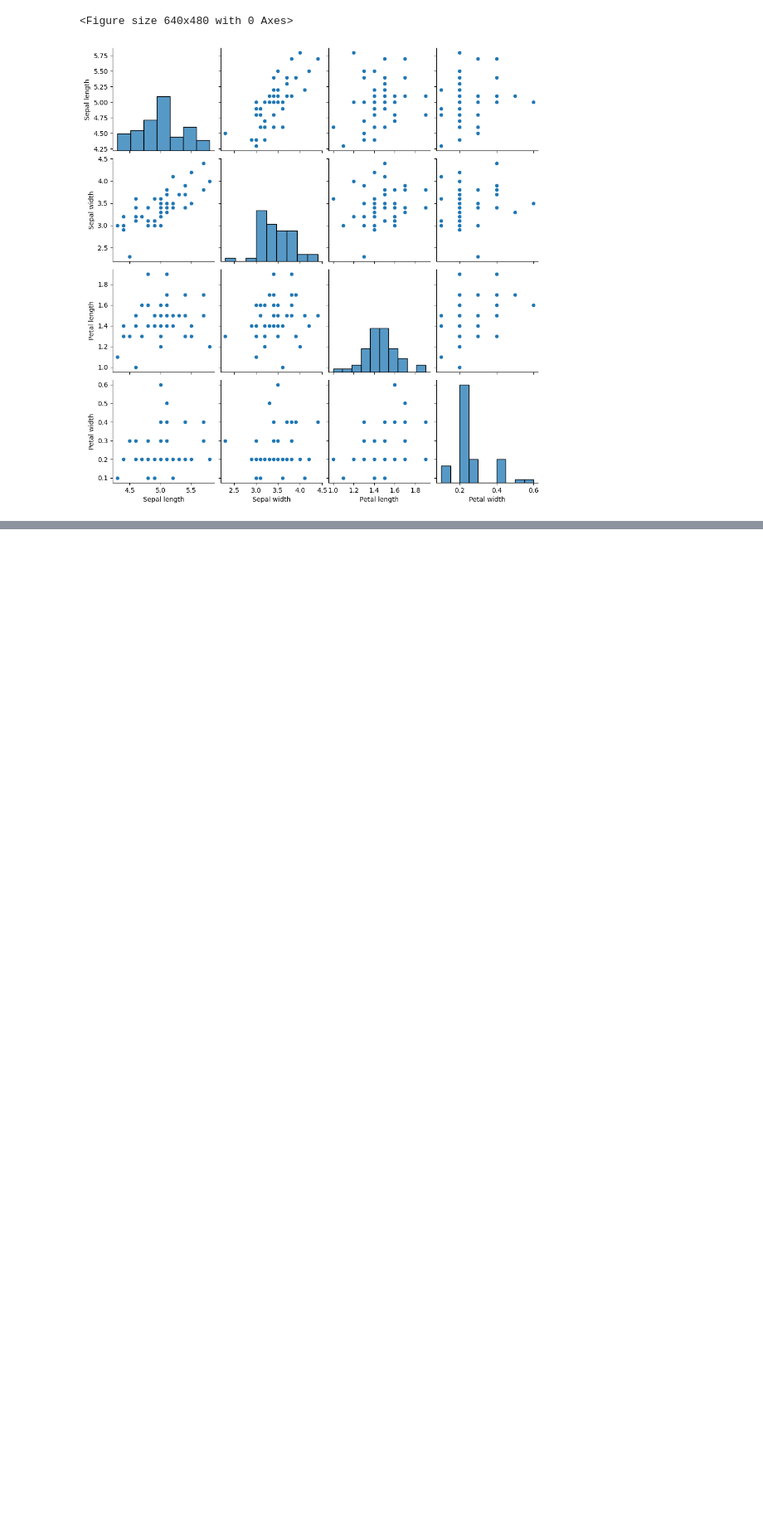
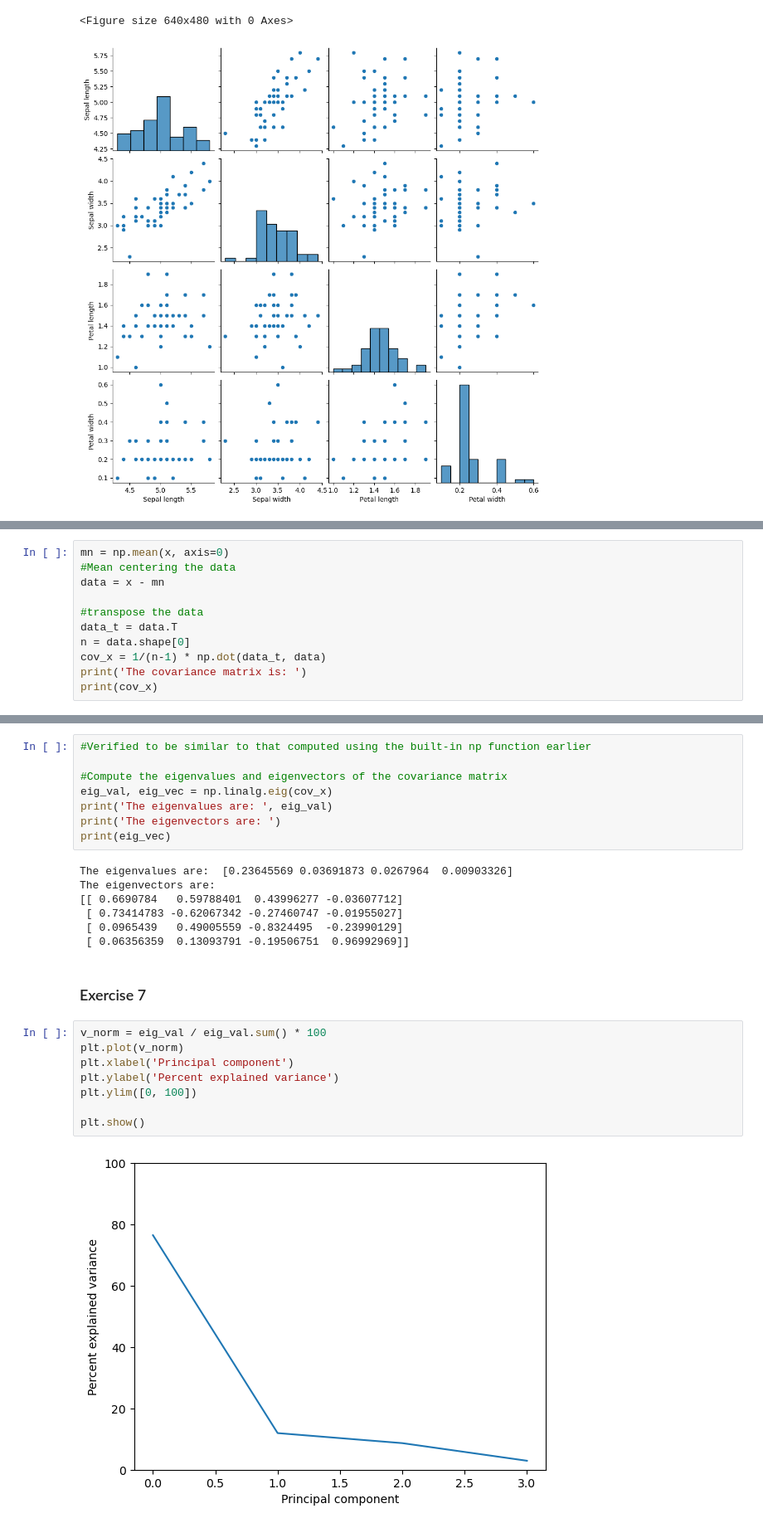
Before and after one commit to jalkestrup/dtuimageanalysis, a Jupyter notebook: exercises/ex1b-PCA/ex1b.ipynb, the cells around one changed output, grey strips where cells are left out. Shown at 83% size. Saved outputs shown, nothing was run; the diff lists cells and outputs as text; blank space fills up the shorter version.

```diff
--- a/exercises/ex1b-PCA/ex1b.ipynb
+++ b/exercises/ex1b-PCA/ex1b.ipynb
@@ -123,0 +128,11 @@ In terms of cov the largest correlation was clearly between
+# %%
+mn = np.mean(x, axis=0)
+#Mean centering the data
+data = x - mn
+
+#transpose the data
+data_t = data.T
+n = data.shape[0]
+cov_x = 1/(n-1) * np.dot(data_t, data)
+print('The covariance matrix is: ')
+print(cov_x)
@@ -123,0 +145,27 @@ In terms of cov the largest correlation was clearly between
+# %%
+#Verified to be similar to that computed using the built-in np function earlier
+
+#Compute the eigenvalues and eigenvectors of the covariance matrix
+eig_val, eig_vec = np.linalg.eig(cov_x)
+print('The eigenvalues are: ', eig_val)
+print('The eigenvectors are: ')
+print(eig_vec)
+# %% [output]
+The eigenvalues are:  [0.23645569 0.03691873 0.0267964  0.00903326]
+The eigenvectors are:
+[[ 0.6690784   0.59788401  0.43996277 -0.03607712]
+ [ 0.73414783 -0.62067342 -0.27460747 -0.01955027]
+ [ 0.0965439   0.49005559 -0.8324495  -0.23990129]
+ [ 0.06356359  0.13093791 -0.19506751  0.96992969]]
+# %% [markdown]
+### Exercise 7
+# %%
+v_norm = eig_val / eig_val.sum() * 100
+plt.plot(v_norm)
+plt.xlabel('Principal component')
+plt.ylabel('Percent explained variance')
+plt.ylim([0, 100])
+
+plt.show()
+# %% [output]
+[figure, added]
```
Also changed, not shown: parts of 9 cells of this notebook, 1 other file.
